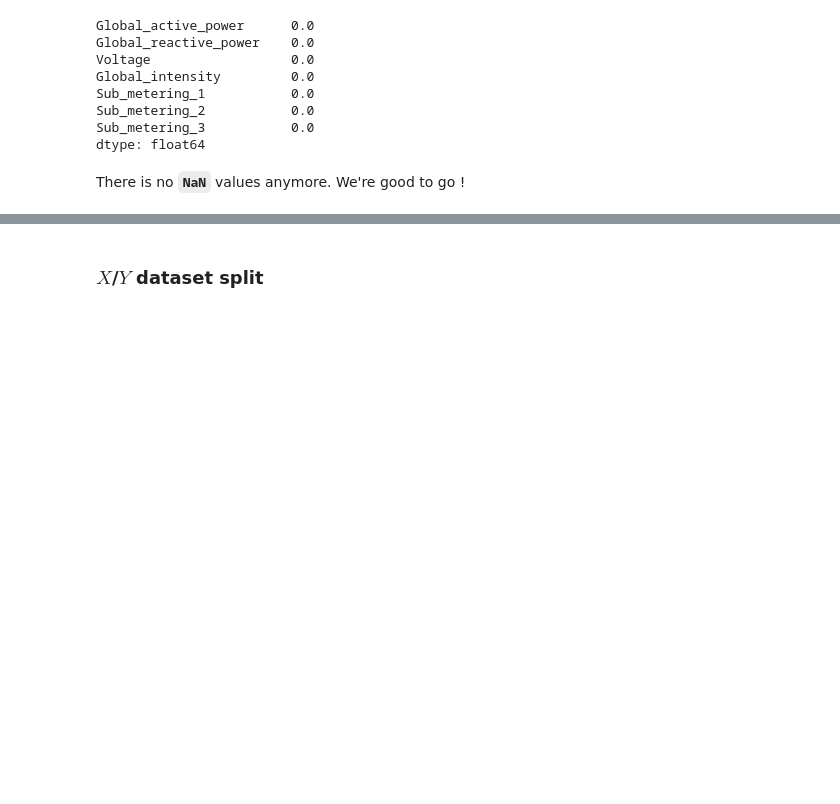
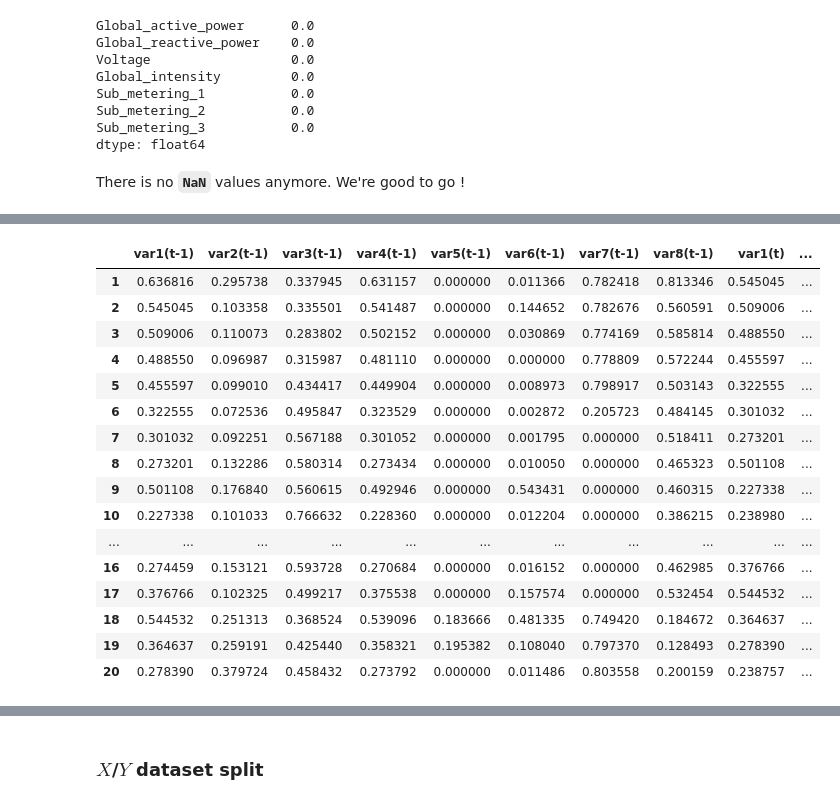
Before and after one commit to lcsrodriguez/dl-practicals, a Jupyter notebook: p4/p4.ipynb, the cells around one changed output, grey strips where cells are left out. Cells and saved outputs as stored; diff of their text form; code cells hidden in the pictures; blank space fills up the shorter version.

```diff
--- a/p4/p4.ipynb
+++ b/p4/p4.ipynb
@@ -470,0 +394,48 @@ r
+# %%
+def shift_columns(data, n_in: int = 1, n_out: int = 1):
+    """
+    Function aiming at shifting columns
+    :return:
+    """
+    n_vars = 1 if type(data) is list else data.shape[1]
+
+    dff = pd.DataFrame(data)
+
+    cols, names = list(), list()
+
+    for i in range(n_in, 0, -1):
+        cols.append(dff.shift(i))
+        names += [('var%d(t-%d)' % (j+1, i)) for j in range(n_vars)]
+
+    for i in range(0, n_out):
+        cols.append(dff.shift(i))
+        if i == 0:
+            names += [('var%d(t)' % (j+1)) for j in range(n_vars)]
+        else:
+            names += [('var%d(t+%d)' % (j+1)) for j in range(n_vars)]
+
+        agg = pd.concat(cols, axis=1)
+        agg.columns = names
+        agg.dropna(inplace=True)
+        return agg
+# %%
+r = shift_columns(df_resample)
+r.head(20)
+# %% [output]
+|  | var1(t-1) | var2(t-1) | var3(t-1) | var4(t-1) | var5(t-1) | var6(t-1) | var7(t-1) | var8(t-1) | var1(t) | ... |
+| 1 | 0.636816 | 0.295738 | 0.337945 | 0.631157 | 0.000000 | 0.011366 | 0.782418 | 0.813346 | 0.545045 | ... |
+| 2 | 0.545045 | 0.103358 | 0.335501 | 0.541487 | 0.000000 | 0.144652 | 0.782676 | 0.560591 | 0.509006 | ... |
+| 3 | 0.509006 | 0.110073 | 0.283802 | 0.502152 | 0.000000 | 0.030869 | 0.774169 | 0.585814 | 0.488550 | ... |
+| 4 | 0.488550 | 0.096987 | 0.315987 | 0.481110 | 0.000000 | 0.000000 | 0.778809 | 0.572244 | 0.455597 | ... |
+| 5 | 0.455597 | 0.099010 | 0.434417 | 0.449904 | 0.000000 | 0.008973 | 0.798917 | 0.503143 | 0.322555 | ... |
+| 6 | 0.322555 | 0.072536 | 0.495847 | 0.323529 | 0.000000 | 0.002872 | 0.205723 | 0.484145 | 0.301032 | ... |
+| 7 | 0.301032 | 0.092251 | 0.567188 | 0.301052 | 0.000000 | 0.001795 | 0.000000 | 0.518411 | 0.273201 | ... |
+| 8 | 0.273201 | 0.132286 | 0.580314 | 0.273434 | 0.000000 | 0.010050 | 0.000000 | 0.465323 | 0.501108 | ... |
+| 9 | 0.501108 | 0.176840 | 0.560615 | 0.492946 | 0.000000 | 0.543431 | 0.000000 | 0.460315 | 0.227338 | ... |
+| 10 | 0.227338 | 0.101033 | 0.766632 | 0.228360 | 0.000000 | 0.012204 | 0.000000 | 0.386215 | 0.238980 | ... |
+| ... | ... | ... | ... | ... | ... | ... | ... | ... | ... | ... |
+| 16 | 0.274459 | 0.153121 | 0.593728 | 0.270684 | 0.000000 | 0.016152 | 0.000000 | 0.462985 | 0.376766 | ... |
+| 17 | 0.376766 | 0.102325 | 0.499217 | 0.375538 | 0.000000 | 0.157574 | 0.000000 | 0.532454 | 0.544532 | ... |
+| 18 | 0.544532 | 0.251313 | 0.368524 | 0.539096 | 0.183666 | 0.481335 | 0.749420 | 0.184672 | 0.364637 | ... |
+| 19 | 0.364637 | 0.259191 | 0.425440 | 0.358321 | 0.195382 | 0.108040 | 0.797370 | 0.128493 | 0.278390 | ... |
+| 20 | 0.278390 | 0.379724 | 0.458432 | 0.273792 | 0.000000 | 0.011486 | 0.803558 | 0.200159 | 0.238757 | ... |
```
Also changed, not shown: parts of 52 cells of this notebook.
